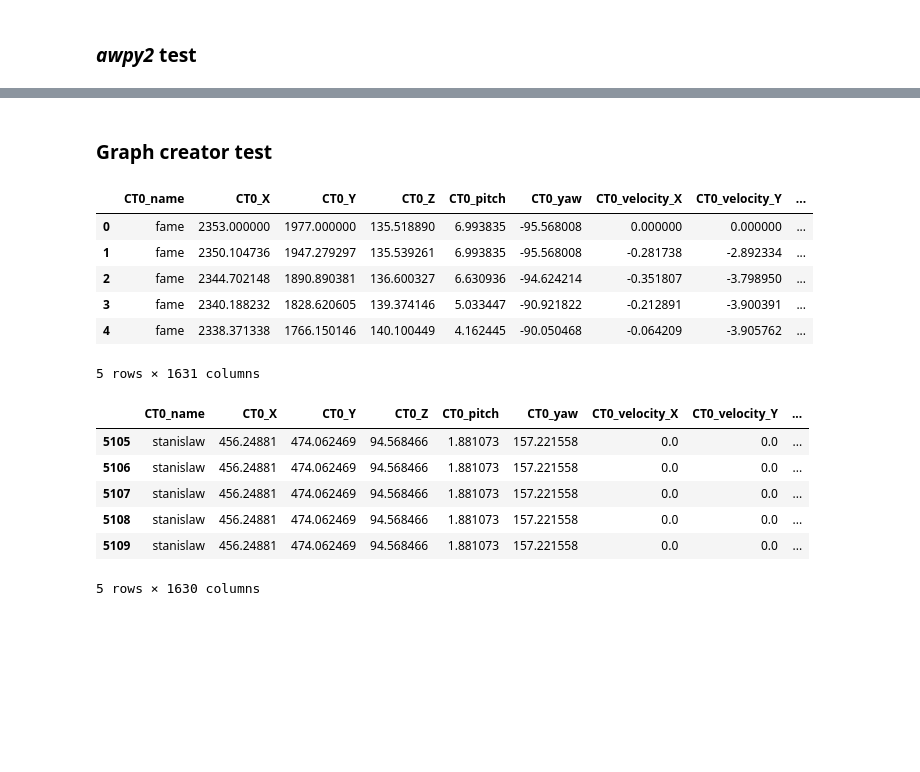
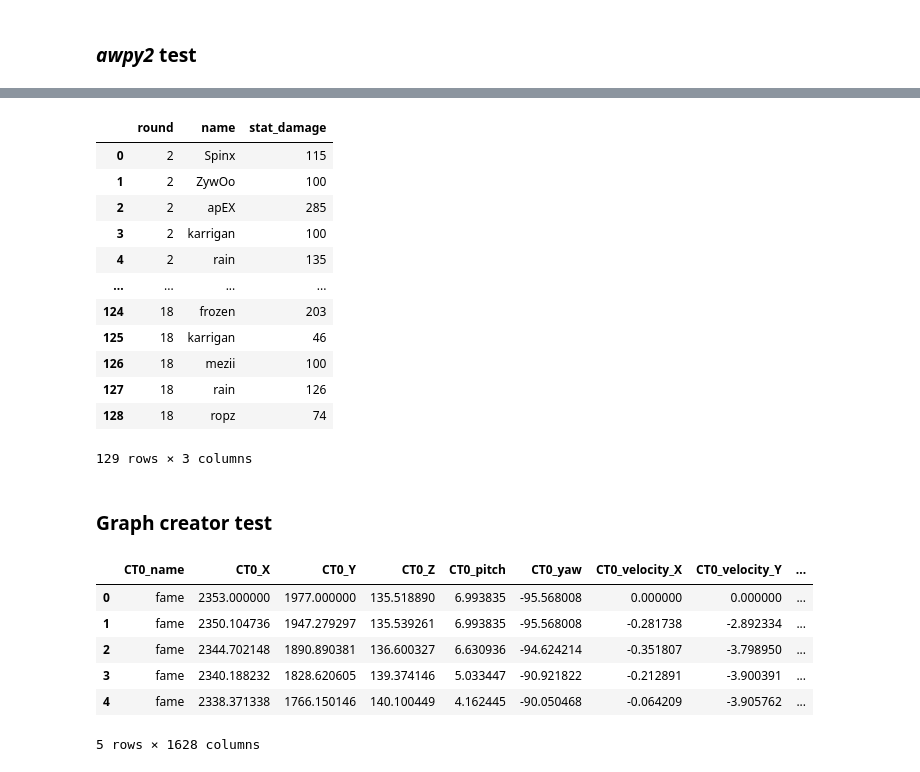
Before and after one commit to szmidapatrik/c2m1TPaeVlsln, a Jupyter notebook: proj/graph_dataset/CS2_dataset_package_test.ipynb, the cells around one changed output, grey strips where cells are left out. Saved outputs shown, nothing was run; the diff lists cells and outputs as text; code cells hidden in the pictures; blank space fills up the shorter version.

```diff
--- a/proj/graph_dataset/CS2_dataset_package_test.ipynb
+++ b/proj/graph_dataset/CS2_dataset_package_test.ipynb
@@ -44,0 +47,27 @@ dem = Demo(path='../../data/matches-raw/cs2/2024/_blast-premier-spring-final-202
+# %%
+# Create a groupby in the dataframe based on round and atacker to sum the damage dealt in each round
+# In the final dataset, there shouild be 3 columns: round, attacker_name, and dmg_health_real
+# and N rows, where N is the number of rounds in the match
+def damage_dealt(dmg):
+    dmg = dmg.groupby(['round', 'attacker_name'])['dmg_health_real'].sum().reset_index()
+    dmg = dmg.rename(columns={'attacker_name': 'name', 'dmg_health_real': 'stat_damage'})
+    dmg['round'] += 1
+    return dmg
+
+# Create a groupby in the dataframe based on round and atacker to sum the damage dealt in each round
+tst = damage_dealt(dem.damages)
+tst
+# %% [output]
+|  | round | name | stat_damage |
+| 0 | 2 | Spinx | 115 |
+| 1 | 2 | ZywOo | 100 |
+| 2 | 2 | apEX | 285 |
+| 3 | 2 | karrigan | 100 |
+| 4 | 2 | rain | 135 |
+| ... | ... | ... | ... |
+| 124 | 18 | frozen | 203 |
+| 125 | 18 | karrigan | 46 |
+| 126 | 18 | mezii | 100 |
+| 127 | 18 | rain | 126 |
+| 128 | 18 | ropz | 74 |
+129 rows × 3 columns
@@ -50,10 +81,10 @@ nodes = pd.read_csv('../../data/map_graph_model/de_inferno/nodes.csv')
 edges = pd.read_csv('../../data/map_graph_model/de_inferno/edges.csv')
 
 # Create tabular snapshot object
-tc = CS2_TabularSnapshots()
+tc = TabularSnapshots()
 
 # Create tabular snapshot database
-df, df_dict = tc.process_match(
+df, df_dict, active_infernos, active_smokes, active_he_smokes = tc.process_match(
     match_path='../../data/matches-raw/cs2/2024/_iem-chengdu-2024-wildcard-vs-virtuspro-inferno-norx8DdKJD9R1hFM8pob5fwildcard-vs-virtus-pro-inferno.dem',
     player_stats_data_path='../../data/player-stats/scraped-in-2024/2022/norm_imputed_player_stats_2022_utf.csv',
     missing_player_stats_data_path='../../data/player-stats/missing_players_df.csv',
@@ -69,7 +100,7 @@ df, df_dict = tc.process_match(
 df = tc.impute_match(df)
 
 # Tokenize match
-tokenizer = CS2_Token()
+tokenizer = Tokenizer()
 df = tokenizer.tokenize_match(df, 'de_inferno', nodes)
 
 df.head(5)
@@ -80,16 +111,6 @@ df.head(5)
 | 2 | fame | 2344.702148 | 1890.890381 | 136.600327 | 6.630936 | -94.624214 | -0.351807 | -3.798950 | ... |
 | 3 | fame | 2340.188232 | 1828.620605 | 139.374146 | 5.033447 | -90.921822 | -0.212891 | -3.900391 | ... |
 | 4 | fame | 2338.371338 | 1766.150146 | 140.100449 | 4.162445 | -90.050468 | -0.064209 | -3.905762 | ... |
-5 rows × 1631 columns
+5 rows × 1628 columns
-# %%
-df.tail(5)
-# %% [output]
-|  | CT0_name | CT0_X | CT0_Y | CT0_Z | CT0_pitch | CT0_yaw | CT0_velocity_X | CT0_velocity_Y | ... |
-| 5105 | stanislaw | 456.24881 | 474.062469 | 94.568466 | 1.881073 | 157.221558 | 0.0 | 0.0 | ... |
-| 5106 | stanislaw | 456.24881 | 474.062469 | 94.568466 | 1.881073 | 157.221558 | 0.0 | 0.0 | ... |
-| 5107 | stanislaw | 456.24881 | 474.062469 | 94.568466 | 1.881073 | 157.221558 | 0.0 | 0.0 | ... |
-| 5108 | stanislaw | 456.24881 | 474.062469 | 94.568466 | 1.881073 | 157.221558 | 0.0 | 0.0 | ... |
-| 5109 | stanislaw | 456.24881 | 474.062469 | 94.568466 | 1.881073 | 157.221558 | 0.0 | 0.0 | ... |
-5 rows × 1630 columns
 # %%
 # Build dictionary
```
Also changed, not shown: parts of 9 cells of this notebook, 11 other files.
